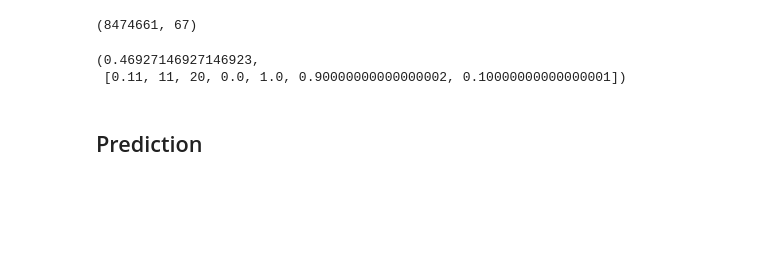
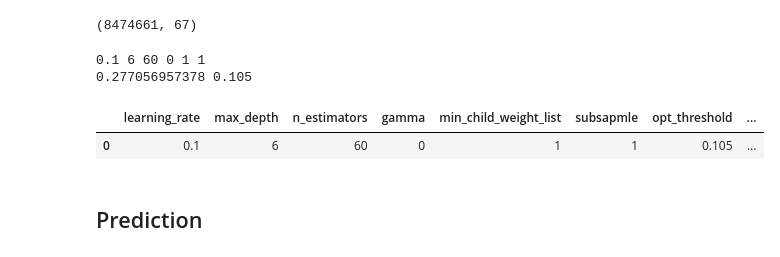
Before and after one commit to TRobertJackson/Data-Science-Projects, a Jupyter notebook: Instacart Market Basket Analysis/Instacart Market Basket Analysis-Copy1.ipynb, the cells around one changed output. Saved outputs shown, nothing was run; the diff lists cells and outputs as text; code cells hidden in the pictures; blank space fills up the shorter version.

Commit message:
optimize model parameters

```diff
--- a/Instacart Market Basket Analysis/Instacart Market Basket Analysis-Copy1.ipynb
+++ b/Instacart Market Basket Analysis/Instacart Market Basket Analysis-Copy1.ipynb
@@ -158,17 +175,23 @@ def man_cross_val(learning_rate=0.2, max_depth=6, n_estimators=100, gamma=0, min
 # %%
-def tune_para_xgb(learning_rate_list=[0.2], max_depth_list=[6], n_estimators_list=[100], gamma_list=[0], min_child_weight_list=[1], subsample_list=[1], threshold_list=[0.2]):
+def tune_para_xgb(masterdf, learning_rate_list=[0.2], max_depth_list=[6], n_estimators_list=[100], gamma_list=[0], min_child_weight_list=[1], subsample_list=[1], threshold_list=[0.2]):
     max_score = 0
     parameters = [0.2, 6, 100, 0, 1, 1, 0.2]
+    cols = ['learning_rate', 'max_depth', 'n_estimators', 'gamma', 'min_child_weight_list', 'subsapmle', 'opt_threshold', 'score']
+    parameter_df = pd.DataFrame(columns = cols)
     for lr in learning_rate_list:
         for md in max_depth_list:
             for n in n_estimators_list:
                 for g in gamma_list:
                     for w in min_child_weight_list:
                         for s in subsample_list:
-                            for t in threshold_list:
-                                score = man_cross_val(learning_rate=lr, max_depth=md, n_estimators=n, gamma=g, min_child_weight=w, subsample=s, threshold=t)
-                                if score > max_score:
-                                    max_score = score
-                                    parameters = [lr, md, n, g, w, s, t]
-    return max_score, parameters
+                            print(lr, md, n, g, w, s)
+                            temp = optimize_threshold(man_cross_val(masterdf, learning_rate=lr, max_depth=md, n_estimators=n, gamma=g, min_child_weight=w, subsample=s), threshold_list=threshold_list)
+                            score = temp[1]
+                            threshold_opt = temp[0]
+                            parameter_df = parameter_df.append(pd.DataFrame([[lr, md, n, g, w, s, threshold_opt, score]], columns=cols))
+                            print(score, threshold_opt)
+                            if score > max_score:
+                                max_score = score
+                                parameters = [lr, md, n, g, w, s, threshold_opt]
+    return max_score, parameters, parameter_df
 # %%
@@ -182,10 +205,24 @@ subsample_list = np.arange(0.5,1,0.4)
+# %%
+learning_rate_list = np.arange(0.1,0.3,0.05)
+max_depth_list = [3, 6, 9]
+n_estimators_list = np.arange(20,100,20)
+gamma_list = [0]
+min_child_weight_list = [1, 3]
+threshold_list = np.arange(0.1,0.4,0.001)
+subsample_list = [0.8, 1]
+# %%
+import copy
+masterdf = copy.deepcopy(train_df.iloc[0:1000, :])
 # %%
-parameter_optimize_result = tune_para_xgb(learning_rate_list=learning_rate_list, max_depth_list=max_depth_list, n_estimators_list=n_estimators_list, gamma_list=gamma_list, min_child_weight_list=min_child_weight_list, subsample_list = subsample_list, threshold_list=threshold_list)
+parameter_optimize_result = tune_para_xgb(masterdf, learning_rate_list=learning_rate_list, max_depth_list=max_depth_list, n_estimators_list=n_estimators_list, gamma_list=gamma_list, min_child_weight_list=min_child_weight_list, subsample_list = subsample_list, threshold_list=threshold_list)
+# %% [output]
+0.1 6 60 0 1 1
+0.277056957378 0.105
 # %%
-parameter_optimize_result
+parameter_optimize_result[2]
 # %% [output]
-(0.46927146927146923,
- [0.11, 11, 20, 0.0, 1.0, 0.90000000000000002, 0.10000000000000001])
+|  | learning_rate | max_depth | n_estimators | gamma | min_child_weight_list | subsapmle | opt_threshold | ... |
+| 0 | 0.1 | 6 | 60 | 0 | 1 | 1 | 0.105 | ... |
 # %%
 pickle.dump(parameter_optimize_result, open('parameter_optimize_result.p', 'wb'))
 # %% [markdown]
```
Also changed, not shown: parts of 10 cells of this notebook, 3 other files.
